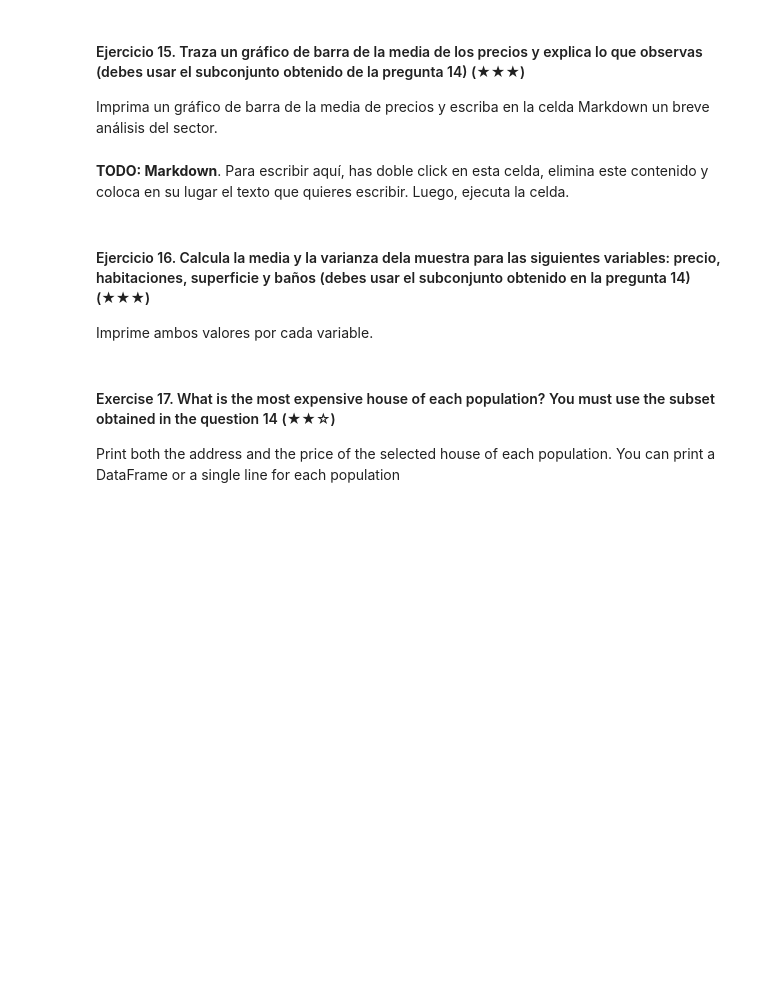
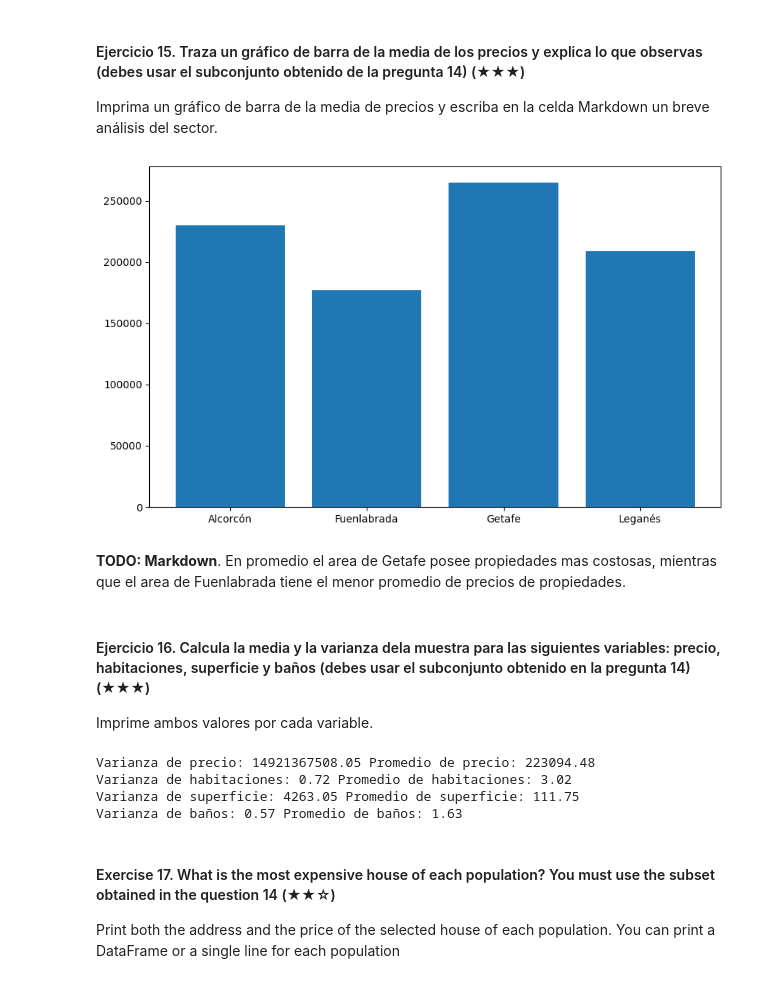
Before and after one commit to 4GeeksAcademy/ProyectoPreWork_PR, a Jupyter notebook: project.es.ipynb, the cells around one changed output. Drawn from its saved outputs; the diff is of its cells as text; code cells hidden in the pictures; blank space fills up the shorter version.

```diff
--- a/project.es.ipynb
+++ b/project.es.ipynb
@@ -363,0 +364,5 @@ Pista: Filtra el Dataframe original usando la columna `level5` y la función `is
+# %%
+# TODO
+cinturon_sur = ['Fuenlabrada','Leganés','Getafe','Alcorcón']
+df_cinturon_sur_madrid = dt[dt['level5'].isin(cinturon_sur)]
+df_cinturon_sur_madrid.head()
@@ -370,5 +381,14 @@ Imprima un gráfico de barra de la media de precios y escriba en la celda Markdo
-# %% [markdown]
-**TODO: Markdown**. Para escribir aquí, has doble click en esta celda, elimina este contenido y coloca en su lugar el texto que quieres escribir. Luego, ejecuta la celda.
+# %%
+# TODO:
+precios_medios = round(df_cinturon_sur_madrid.groupby('level5')['price'].mean())
+
+plt.figure(figsize=(10,6))
+plt.bar(precios_medios.index, precios_medios.values)
+plt.show()
+# %% [output]
+[figure, added]
+# %% [markdown]
+**TODO: Markdown**. En promedio el area de Getafe posee propiedades mas costosas, mientras que el area de Fuenlabrada tiene el menor promedio de precios de propiedades.
 # %% [markdown]
 #### Ejercicio 16. Calcula la media y la varianza dela muestra para las siguientes variables: precio, habitaciones, superficie y baños (debes usar el subconjunto obtenido en la pregunta 14) (★★★)
 
@@ -378,3 +396,26 @@ Imprime ambos valores por  cada variable.
+# %%
+# TODO
+price_mean = df_cinturon_sur_madrid['price'].mean().round(2)
+price_var = df_cinturon_sur_madrid['price'].var().round(2)
+
+rooms_mean = df_cinturon_sur_madrid['rooms'].mean().round(2)
+rooms_var = df_cinturon_sur_madrid['rooms'].var().round(2)
+
+surface_mean = df_cinturon_sur_madrid['surface'].mean().round(2)
+surface_var = df_cinturon_sur_madrid['surface'].var().round(2)
+
+bathrooms_mean = df_cinturon_sur_madrid['bathrooms'].mean().round(2)
+bathrooms_var = df_cinturon_sur_madrid['bathrooms'].var().round(2)
+
+print(f'Varianza de precio:', price_var, 'Promedio de precio:', price_mean)
+print(f'Varianza de habitaciones:', rooms_var, 'Promedio de habitaciones:', rooms_mean)
+print(f'Varianza de superficie:', surface_var, 'Promedio de superficie:', surface_mean)
+print(f'Varianza de baños:', bathrooms_var, 'Promedio de baños:', bathrooms_mean)
+# %% [output]
+Varianza de precio: 14921367508.05 Promedio de precio: 223094.48
+Varianza de habitaciones: 0.72 Promedio de habitaciones: 3.02
+Varianza de superficie: 4263.05 Promedio de superficie: 111.75
+Varianza de baños: 0.57 Promedio de baños: 1.63
 # %% [markdown]
 #### Exercise 17. What is the most expensive house of each population? You must use the subset obtained in the question 14 (★★☆)
 
```
Also changed, not shown: parts of 9 cells of this notebook.
